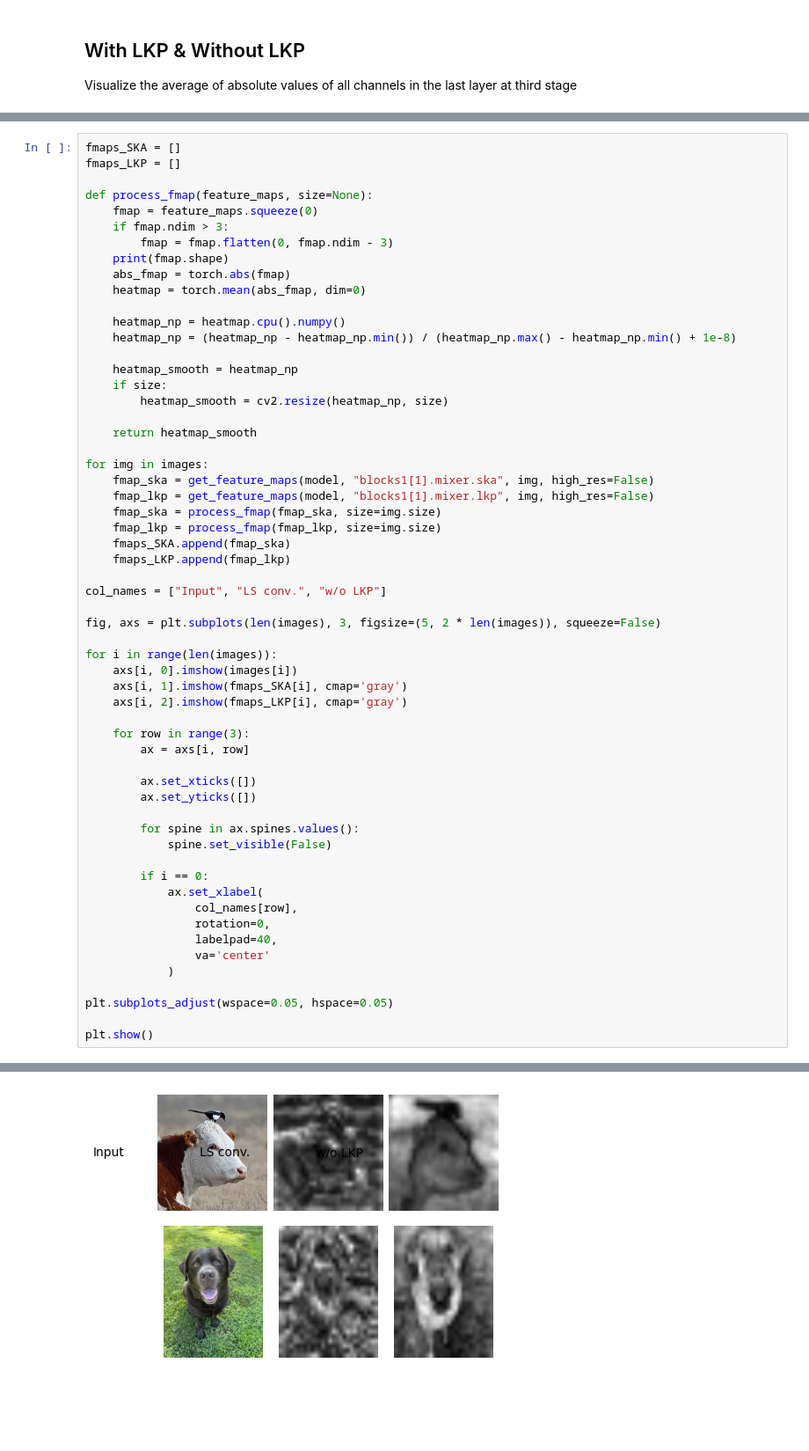
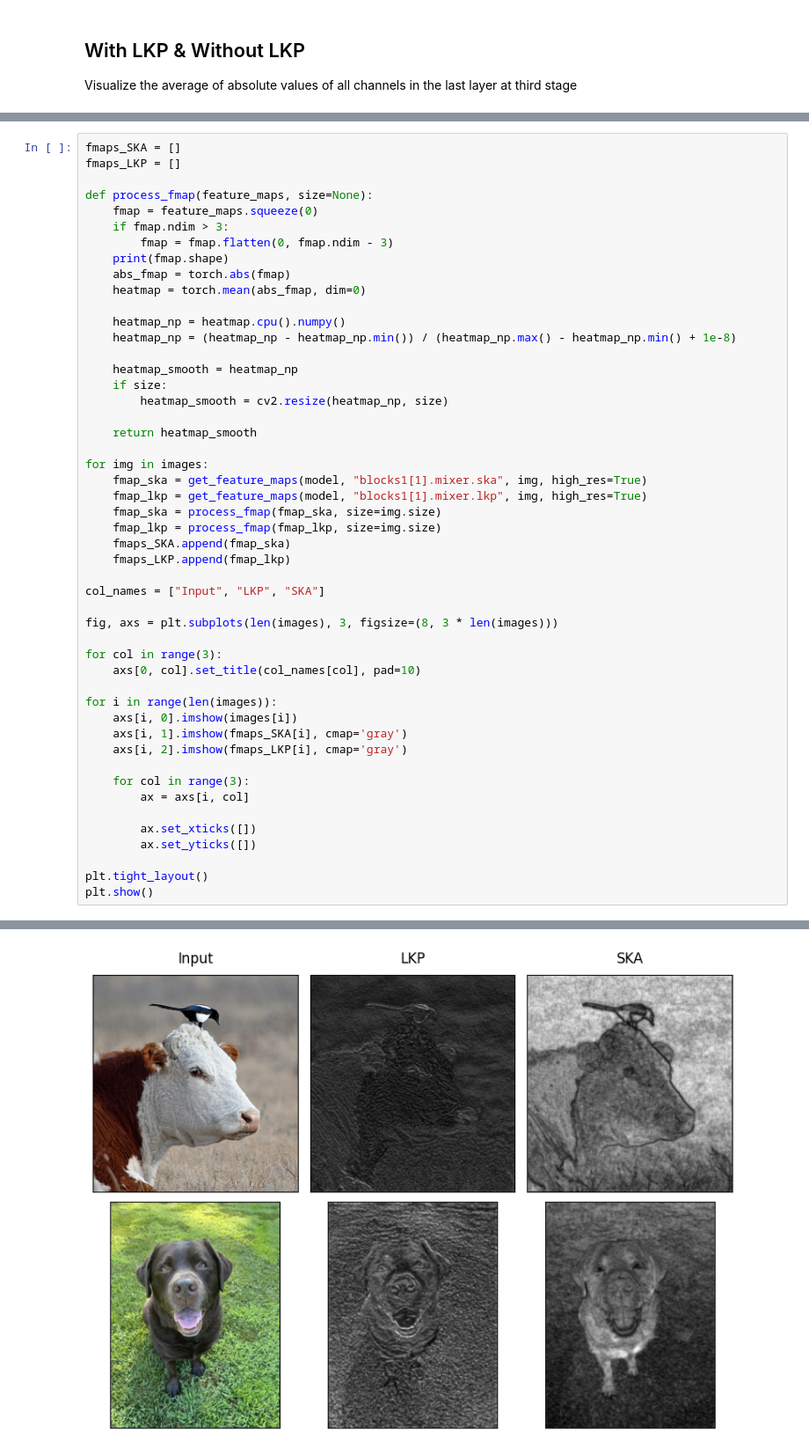
Before and after one commit to giahuytran4205/LSNet-Feature-maps-visualization, a Jupyter notebook: visualization.ipynb, the cells around one changed output, grey strips where cells are left out. Shown at 88% size. Cells and saved outputs as stored; diff of their text form; blank space fills up the shorter version.

```diff
--- a/visualization.ipynb
+++ b/visualization.ipynb
@@ -219,40 +219,31 @@ def process_fmap(feature_maps, size=None):
     return heatmap_smooth
 
 for img in images:
-    fmap_ska = get_feature_maps(model, "blocks1[1].mixer.ska", img, high_res=False)
-    fmap_lkp = get_feature_maps(model, "blocks1[1].mixer.lkp", img, high_res=False)
+    fmap_ska = get_feature_maps(model, "blocks1[1].mixer.ska", img, high_res=True)
+    fmap_lkp = get_feature_maps(model, "blocks1[1].mixer.lkp", img, high_res=True)
     fmap_ska = process_fmap(fmap_ska, size=img.size)
     fmap_lkp = process_fmap(fmap_lkp, size=img.size)
     fmaps_SKA.append(fmap_ska)
     fmaps_LKP.append(fmap_lkp)
 
-col_names = ["Input", "LS conv.", "w/o LKP"]
+col_names = ["Input", "LKP", "SKA"]
 
-fig, axs = plt.subplots(len(images), 3, figsize=(5, 2 * len(images)), squeeze=False)
+fig, axs = plt.subplots(len(images), 3, figsize=(8, 3 * len(images)))
+
+for col in range(3):
+    axs[0, col].set_title(col_names[col], pad=10)
 
 for i in range(len(images)):
     axs[i, 0].imshow(images[i])
     axs[i, 1].imshow(fmaps_SKA[i], cmap='gray')
     axs[i, 2].imshow(fmaps_LKP[i], cmap='gray')
 
-    for row in range(3):
-        ax = axs[i, row]
+    for col in range(3):
+        ax = axs[i, col]
 
         ax.set_xticks([])
         ax.set_yticks([])
 
-        for spine in ax.spines.values():
-            spine.set_visible(False)
-
-        if i == 0:
-            ax.set_xlabel(
-                col_names[row],
-                rotation=0,
-                labelpad=40,
-                va='center'
-            )
-
-plt.subplots_adjust(wspace=0.05, hspace=0.05)
-
+plt.tight_layout()
 plt.show()
 # %% [output]
@@ -267 +262 @@ torch.Size([144, 28, 28])
-[figure, old version]
+[figure, new version]
```
Also changed, not shown: parts of 3 cells of this notebook.
